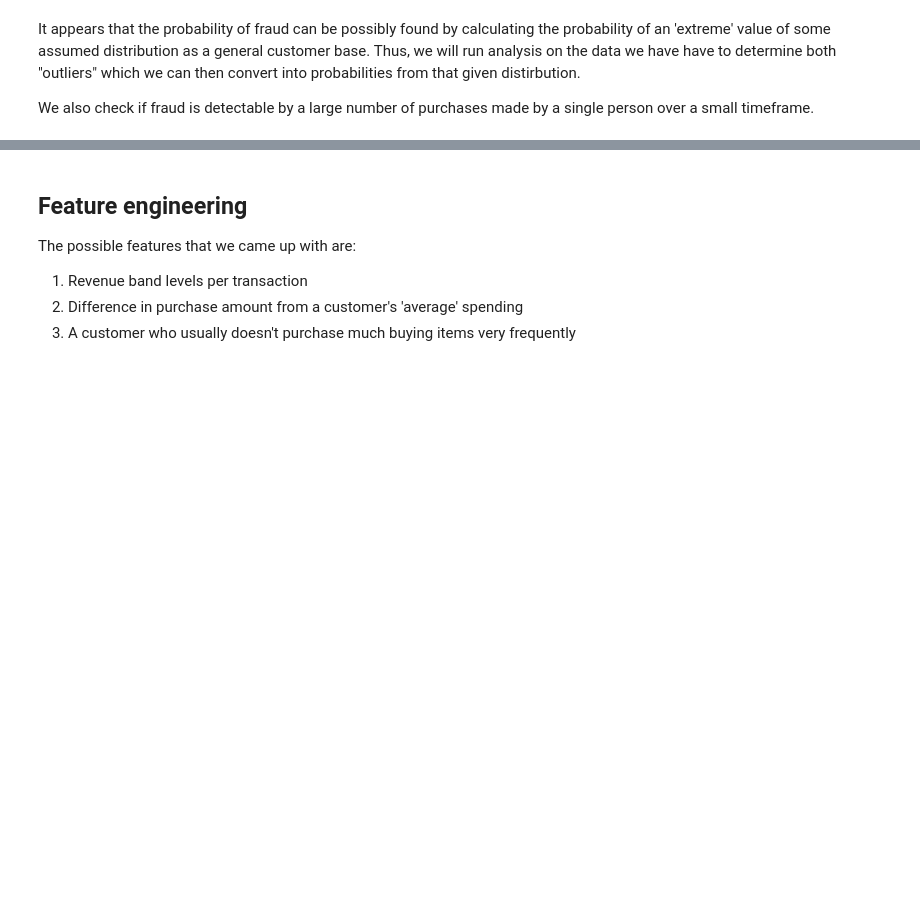
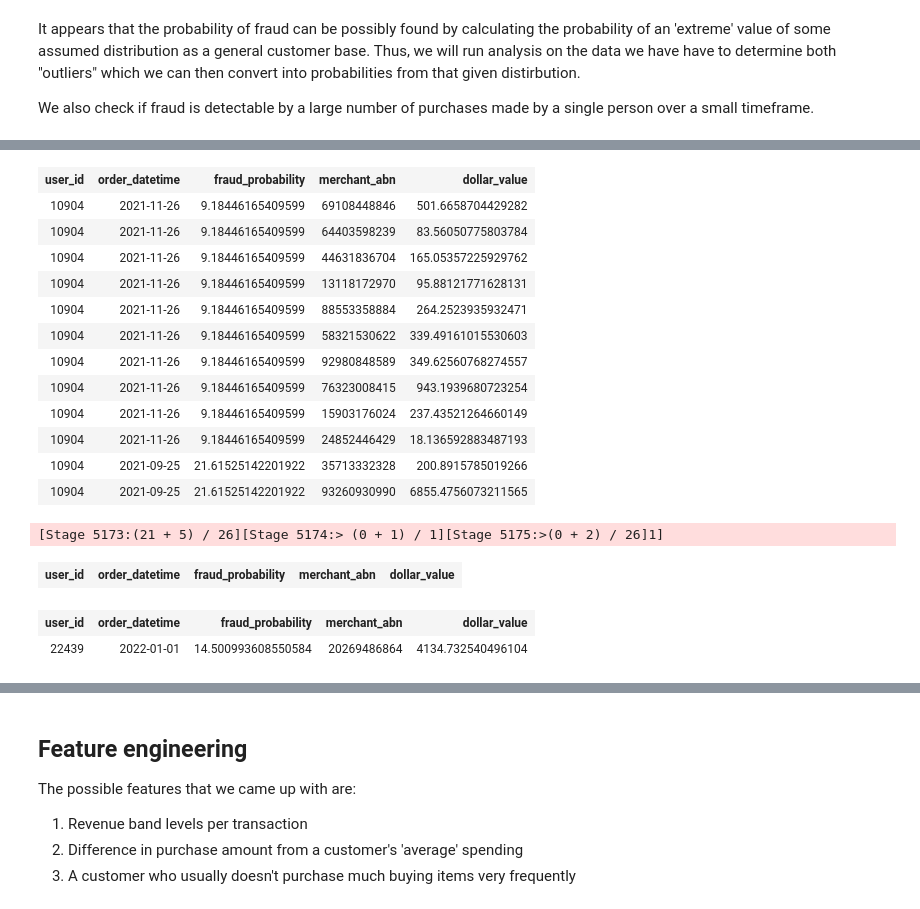
Before and after one commit to pommcuter/generic-buy-now-pay-later-project, a Jupyter notebook: notebooks/fraudAnalysis.ipynb, the cells around one changed output, grey strips where cells are left out. Drawn from its saved outputs; the diff is of its cells as text; code cells hidden in the pictures; blank space fills up the shorter version.

```diff
--- a/notebooks/fraudAnalysis.ipynb
+++ b/notebooks/fraudAnalysis.ipynb
@@ -214,0 +371,26 @@ fraud_sdf.join(sdf_transactions, how='left', on=((fraud_sdf.user_id == sdf_trans
+# %%
+fraud_data.where(F.col('user_id') == 10904)
+# %% [output]
+| user_id | order_datetime | fraud_probability | merchant_abn | dollar_value |
+| 10904 | 2021-11-26 | 9.18446165409599 | 69108448846 | 501.6658704429282 |
+| 10904 | 2021-11-26 | 9.18446165409599 | 64403598239 | 83.56050775803784 |
+| 10904 | 2021-11-26 | 9.18446165409599 | 44631836704 | 165.05357225929762 |
+| 10904 | 2021-11-26 | 9.18446165409599 | 13118172970 | 95.88121771628131 |
+| 10904 | 2021-11-26 | 9.18446165409599 | 88553358884 | 264.2523935932471 |
+| 10904 | 2021-11-26 | 9.18446165409599 | 58321530622 | 339.49161015530603 |
+| 10904 | 2021-11-26 | 9.18446165409599 | 92980848589 | 349.62560768274557 |
+| 10904 | 2021-11-26 | 9.18446165409599 | 76323008415 | 943.1939680723254 |
+| 10904 | 2021-11-26 | 9.18446165409599 | 15903176024 | 237.43521264660149 |
+| 10904 | 2021-11-26 | 9.18446165409599 | 24852446429 | 18.136592883487193 |
+| 10904 | 2021-09-25 | 21.61525142201922 | 35713332328 | 200.8915785019266 |
+| 10904 | 2021-09-25 | 21.61525142201922 | 93260930990 | 6855.4756073211565 |
+# %%
+fraud_data.where(F.col('user_id') == 6376)
+# %% [output]
+[Stage 5173:(21 + 5) / 26][Stage 5174:> (0 + 1) / 1][Stage 5175:>(0 + 2) / 26]1]
+| user_id | order_datetime | fraud_probability | merchant_abn | dollar_value |
+# %%
+fraud_data.where(F.col('user_id') == 22439)
+# %% [output]
+| user_id | order_datetime | fraud_probability | merchant_abn | dollar_value |
+| 22439 | 2022-01-01 | 14.500993608550584 | 20269486864 | 4134.732540496104 |
```
Also changed, not shown: parts of 22 cells of this notebook.
